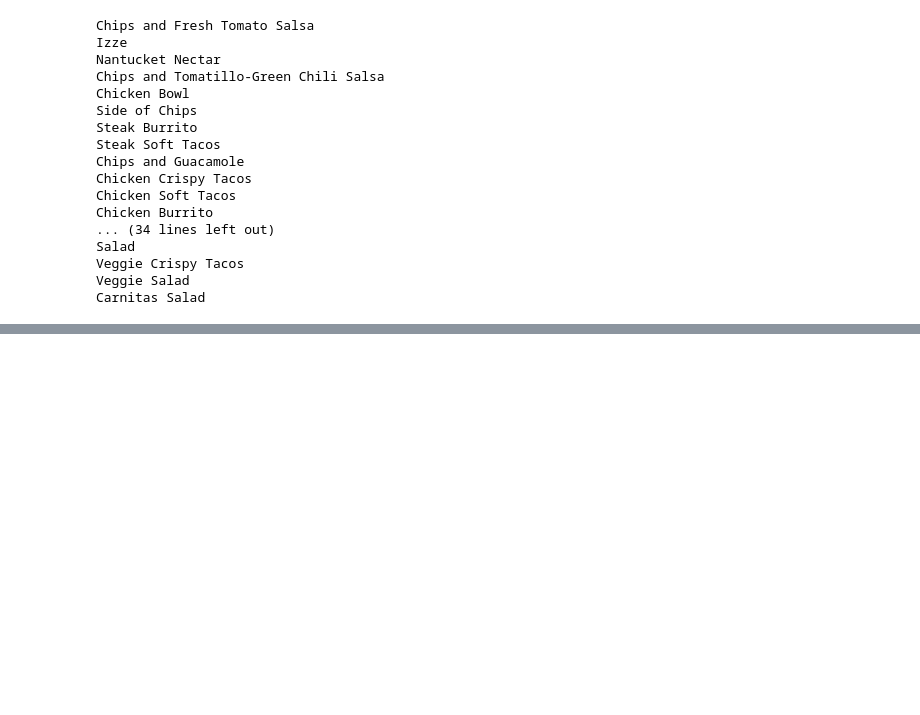
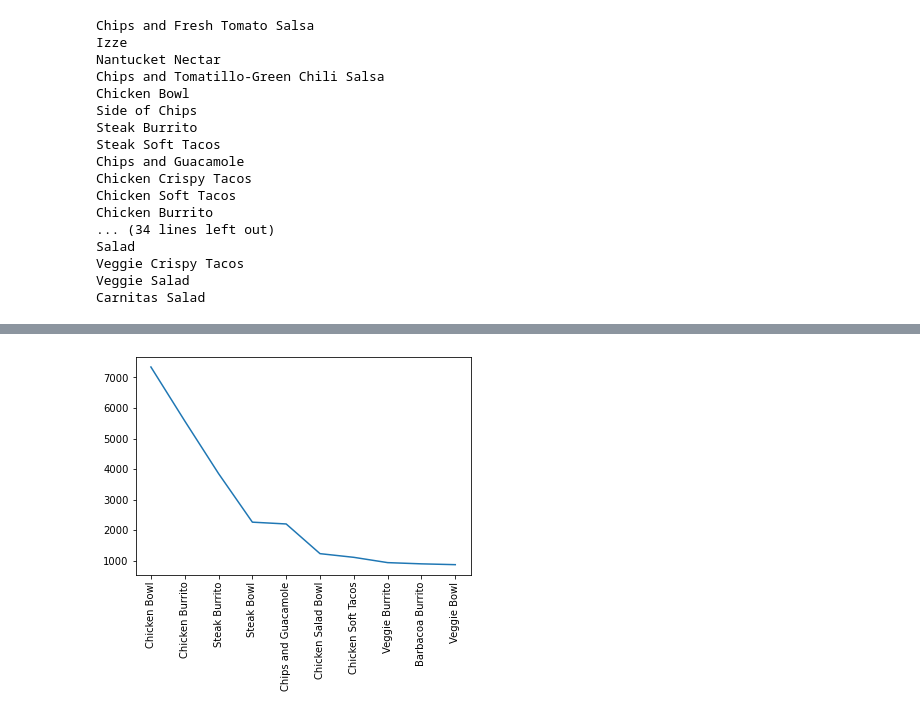
Before and after one commit to calvinhoang203/team-data-exploration, a Jupyter notebook: chipotle_data.ipynb, the cells around one changed output, grey strips where cells are left out. Saved outputs shown, nothing was run; the diff lists cells and outputs as text; code cells hidden in the pictures; blank space fills up the shorter version.

```diff
--- a/chipotle_data.ipynb
+++ b/chipotle_data.ipynb
@@ -160,0 +180,14 @@ plt.show()
+# %%
+convert_price = []
+
+for index, row in chipotle_data.iterrows():
+    convert_price.append(float(row['item_price'].replace("$","")))  # remove the '$' sign and convert item's price to float type
+
+chipotle_data["Convert Price"] = convert_price
+item_sales = chipotle_data.groupby('item_name')['Convert Price'].sum()
+top_10 = item_sales.sort_values(ascending=False).head(10)
+plt.xticks(rotation = 'vertical')
+plt.plot(top_10)
+plt.show()
+# %% [output]
+[figure, added]
```
Also changed, not shown: parts of 4 cells of this notebook.
